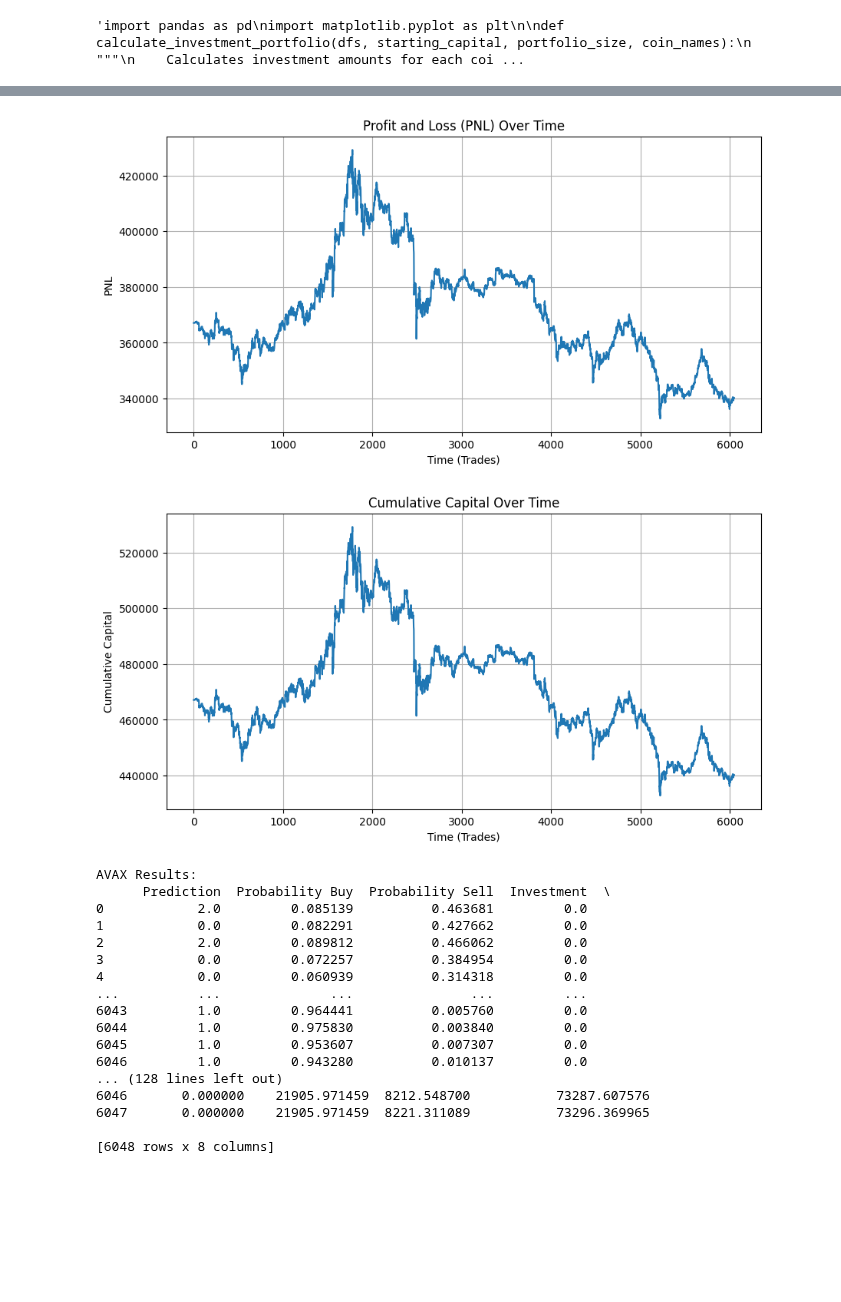
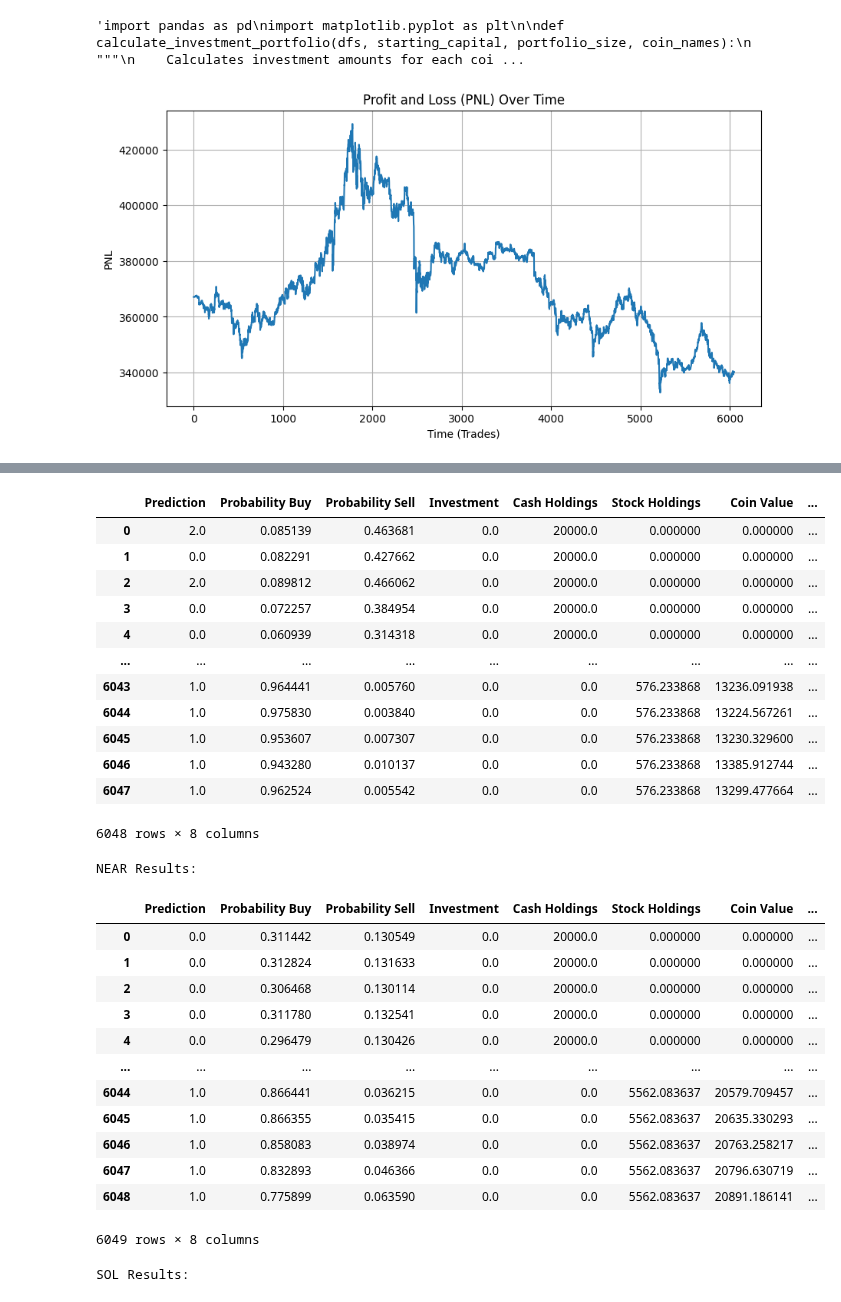
Before and after one commit to Kunj121/QTSFinalProject, a Jupyter notebook: portfolio_management.ipynb, the cells around one changed output, grey strips where cells are left out. Drawn from its saved outputs; the diff is of its cells as text; code cells hidden in the pictures; blank space fills up the shorter version.

```diff
--- a/portfolio_management.ipynb
+++ b/portfolio_management.ipynb
@@ -277,8 +277,6 @@ portfolio_size = len(coin_names)
 
 results = calculate_investment_portfolio(dfs, price_dfs, starting_capital, portfolio_size, coin_names)
 
-display(results)
-
 pnl, cumulative_capital = calculate_pnl(results, starting_capital)
 
 # Plot PNL and Cumulative Capital
@@ -290,15 +288,8 @@ plt.ylabel("PNL")
 plt.grid(True)
 plt.show()
 
-plt.figure(figsize=(10, 5))
-plt.plot(cumulative_capital)
-plt.title("Cumulative Capital Over Time")
-plt.xlabel("Time (Trades)")
-plt.ylabel("Cumulative Capital")
-plt.grid(True)
-plt.show()
-
 for coin, result_df in results.items():
     print(f"\n{coin} Results:")
-    print(result_df)
+    display(result_df)
 # %% [output]
+[figure]
@@ -322,19 +297,28 @@ for coin, result_df in results.items():
-[figure]
-[figure, removed]
+|  | Prediction | Probability Buy | Probability Sell | Investment | Cash Holdings | Stock Holdings | Coin Value | ... |
+| 0 | 2.0 | 0.085139 | 0.463681 | 0.0 | 20000.0 | 0.000000 | 0.000000 | ... |
+| 1 | 0.0 | 0.082291 | 0.427662 | 0.0 | 20000.0 | 0.000000 | 0.000000 | ... |
+| 2 | 2.0 | 0.089812 | 0.466062 | 0.0 | 20000.0 | 0.000000 | 0.000000 | ... |
+| 3 | 0.0 | 0.072257 | 0.384954 | 0.0 | 20000.0 | 0.000000 | 0.000000 | ... |
+| 4 | 0.0 | 0.060939 | 0.314318 | 0.0 | 20000.0 | 0.000000 | 0.000000 | ... |
+| ... | ... | ... | ... | ... | ... | ... | ... | ... |
+| 6043 | 1.0 | 0.964441 | 0.005760 | 0.0 | 0.0 | 576.233868 | 13236.091938 | ... |
+| 6044 | 1.0 | 0.975830 | 0.003840 | 0.0 | 0.0 | 576.233868 | 13224.567261 | ... |
+| 6045 | 1.0 | 0.953607 | 0.007307 | 0.0 | 0.0 | 576.233868 | 13230.329600 | ... |
+| 6046 | 1.0 | 0.943280 | 0.010137 | 0.0 | 0.0 | 576.233868 | 13385.912744 | ... |
+| 6047 | 1.0 | 0.962524 | 0.005542 | 0.0 | 0.0 | 576.233868 | 13299.477664 | ... |
-AVAX Results:
-      Prediction  Probability Buy  Probability Sell  Investment  \
-0            2.0         0.085139          0.463681         0.0
-1            0.0         0.082291          0.427662         0.0
-2            2.0         0.089812          0.466062         0.0
-3            0.0         0.072257          0.384954         0.0
-4            0.0         0.060939          0.314318         0.0
-...          ...              ...               ...         ...
-6043         1.0         0.964441          0.005760         0.0
-6044         1.0         0.975830          0.003840         0.0
-6045         1.0         0.953607          0.007307         0.0
-6046         1.0         0.943280          0.010137         0.0
-... (128 lines left out)
-6046       0.000000    21905.971459  8212.548700           73287.607576
-6047       0.000000    21905.971459  8221.311089           73296.369965
-
-[6048 rows x 8 columns]
+6048 rows × 8 columns
+NEAR Results:
+|  | Prediction | Probability Buy | Probability Sell | Investment | Cash Holdings | Stock Holdings | Coin Value | ... |
+| 0 | 0.0 | 0.311442 | 0.130549 | 0.0 | 20000.0 | 0.000000 | 0.000000 | ... |
+| 1 | 0.0 | 0.312824 | 0.131633 | 0.0 | 20000.0 | 0.000000 | 0.000000 | ... |
+| 2 | 0.0 | 0.306468 | 0.130114 | 0.0 | 20000.0 | 0.000000 | 0.000000 | ... |
+| 3 | 0.0 | 0.311780 | 0.132541 | 0.0 | 20000.0 | 0.000000 | 0.000000 | ... |
+| 4 | 0.0 | 0.296479 | 0.130426 | 0.0 | 20000.0 | 0.000000 | 0.000000 | ... |
+| ... | ... | ... | ... | ... | ... | ... | ... | ... |
+| 6044 | 1.0 | 0.866441 | 0.036215 | 0.0 | 0.0 | 5562.083637 | 20579.709457 | ... |
+| 6045 | 1.0 | 0.866355 | 0.035415 | 0.0 | 0.0 | 5562.083637 | 20635.330293 | ... |
+| 6046 | 1.0 | 0.858083 | 0.038974 | 0.0 | 0.0 | 5562.083637 | 20763.258217 | ... |
+| 6047 | 1.0 | 0.832893 | 0.046366 | 0.0 | 0.0 | 5562.083637 | 20796.630719 | ... |
+| 6048 | 1.0 | 0.775899 | 0.063590 | 0.0 | 0.0 | 5562.083637 | 20891.186141 | ... |
+6049 rows × 8 columns
+SOL Results:
```
Also changed, not shown: parts of 2 cells of this notebook.
